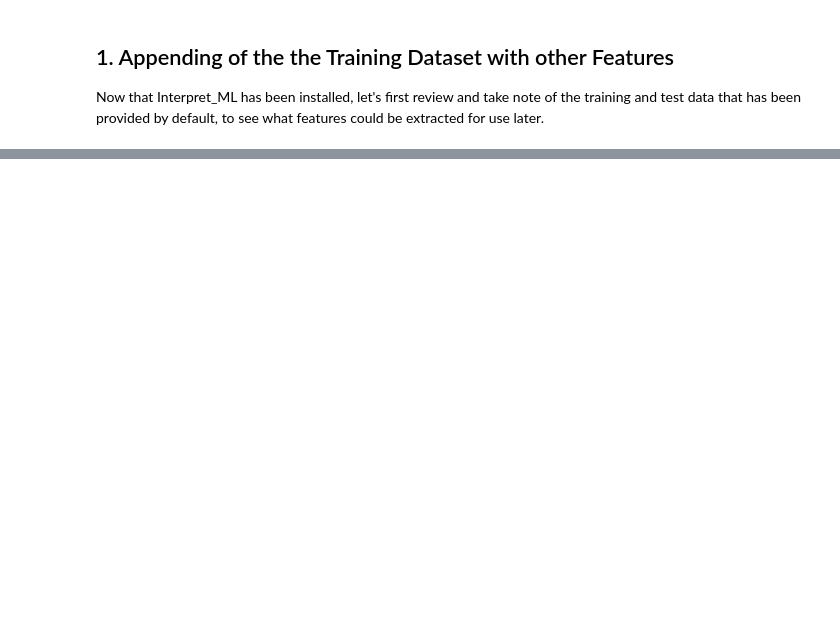
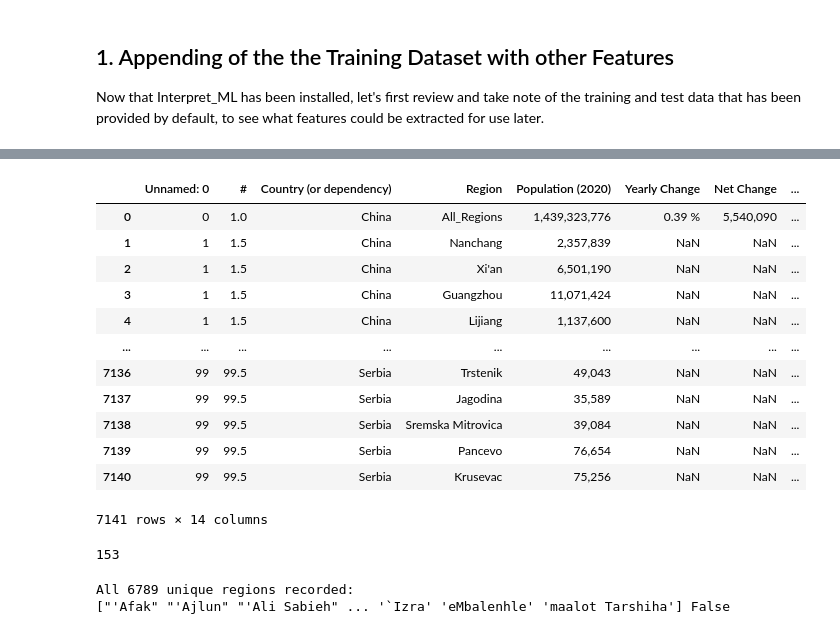
Before and after one commit to NickSadjoli/Week4_GlobalForecast_COVID19, a Jupyter notebook: notebooks/forecast_w_interpret_ml.ipynb, the cells around one changed output, grey strips where cells are left out. Saved outputs shown, nothing was run; the diff lists cells and outputs as text; code cells hidden in the pictures; blank space fills up the shorter version.

```diff
--- a/notebooks/forecast_w_interpret_ml.ipynb
+++ b/notebooks/forecast_w_interpret_ml.ipynb
@@ -96,0 +155,35 @@ First, we'll create a model that is trained just using the default features prov
+# %%
+population_df = pd.read_csv("../input/Worldometer_Population_Regional_Latest.csv")
+population_df
+# %% [output]
+|  | Unnamed: 0 | # | Country (or dependency) | Region | Population (2020) | Yearly Change | Net Change | ... |
+| 0 | 0 | 1.0 | China | All_Regions | 1,439,323,776 | 0.39 % | 5,540,090 | ... |
+| 1 | 1 | 1.5 | China | Nanchang | 2,357,839 | NaN | NaN | ... |
+| 2 | 1 | 1.5 | China | Xi'an | 6,501,190 | NaN | NaN | ... |
+| 3 | 1 | 1.5 | China | Guangzhou | 11,071,424 | NaN | NaN | ... |
+| 4 | 1 | 1.5 | China | Lijiang | 1,137,600 | NaN | NaN | ... |
+| ... | ... | ... | ... | ... | ... | ... | ... | ... |
+| 7136 | 99 | 99.5 | Serbia | Trstenik | 49,043 | NaN | NaN | ... |
+| 7137 | 99 | 99.5 | Serbia | Jagodina | 35,589 | NaN | NaN | ... |
+| 7138 | 99 | 99.5 | Serbia | Sremska Mitrovica | 39,084 | NaN | NaN | ... |
+| 7139 | 99 | 99.5 | Serbia | Pancevo | 76,654 | NaN | NaN | ... |
+| 7140 | 99 | 99.5 | Serbia | Krusevac | 75,256 | NaN | NaN | ... |
+7141 rows × 14 columns
+# %%
+#population_df[population_df['Country (or dependency)'] == 'China']
+#population_df[population_df['Country (or dependency)'] == 'China']['Region'] == 'All_Regions'
+population_df_country = population_df[population_df['Country (or dependency)'] == 'China']
+int(population_df_country[population_df_country['Region'] == "All_Regions"]['Density (P/Km²)'].values[0])
+#population_df[population_df[population_df['Country (or dependency)'] == 'China']['Region'] == 'All_Regions']
+#population_df_country = population_df[population_df['Country (or dependency)'] == country]['Region'] == 'All_Regions'
+# %% [output]
+153
+# %%
+#list the unique regions in the population_df DataFrame, while also removing the 'All_Regions' tag (which indicate it's the population of the whole country, and not just a region)
+popdf_unique_regions = population_df['Region'].unique()
+popdf_unique_regions = np.sort(popdf_unique_regions[popdf_unique_regions != 'All_Regions'])
+print("All {} unique regions recorded:".format(str(len(popdf_unique_regions))))
+print(popdf_unique_regions, "True Victoria" in popdf_unique_regions)
+# %% [output]
+All 6789 unique regions recorded:
+["'Afak" "'Ajlun" "'Ali Sabieh" ... '`Izra' 'eMbalenhle' 'maalot Tarshiha'] False
```
Also changed, not shown: parts of 23 cells of this notebook, 1 other file.
